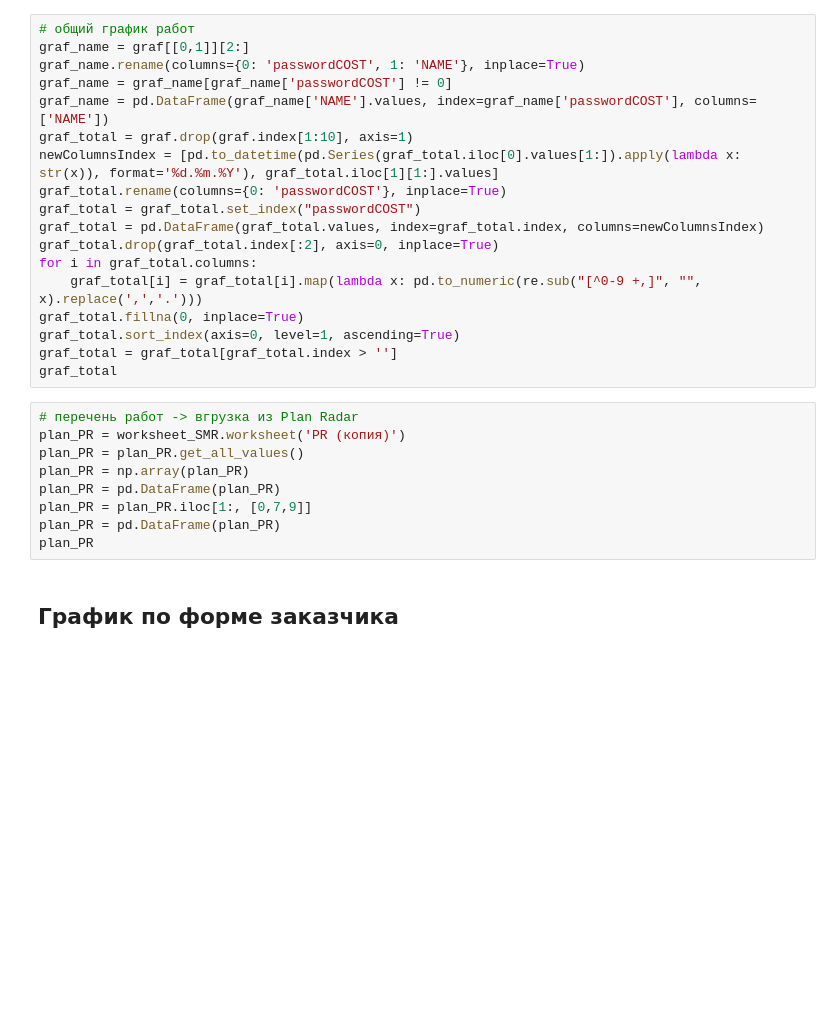
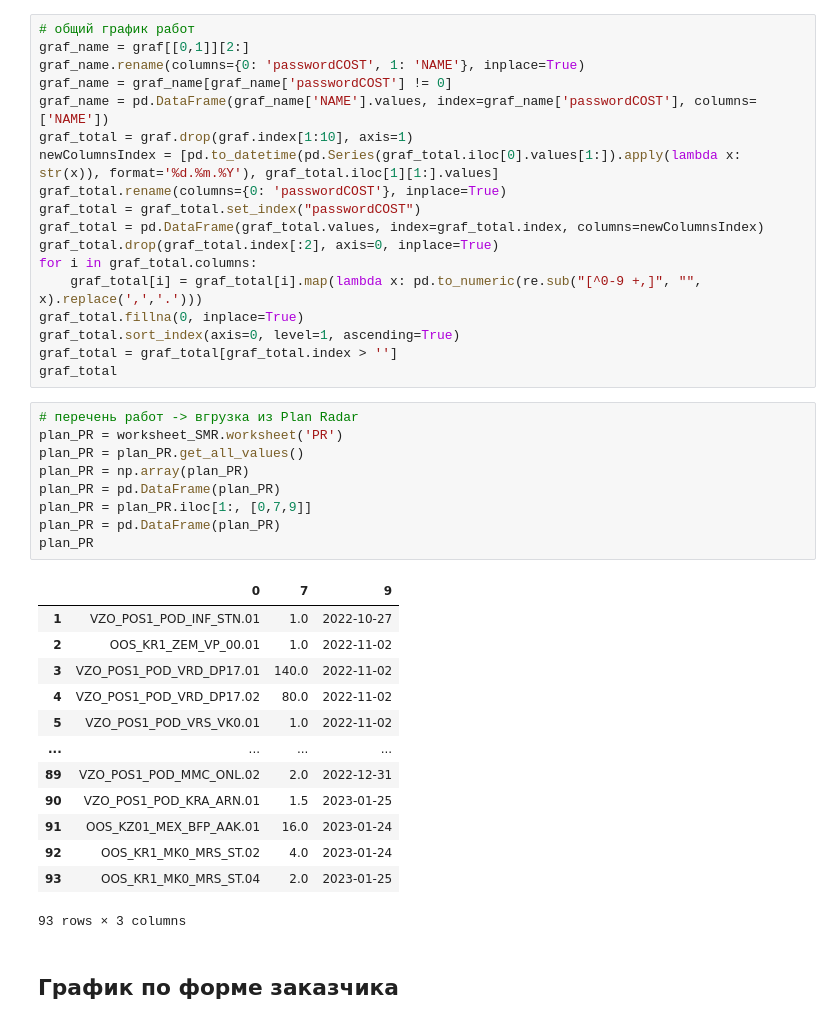
Before and after one commit to AlexeyTri/PROJECT_SCOOL, a Jupyter notebook: ActualGraphicBASE_ipynb".ipynb, the cells around one changed output. Drawn from its saved outputs; the diff is of its cells as text; blank space fills up the shorter version.

```diff
--- a/ActualGraphicBASE_ipynb".ipynb
+++ b/ActualGraphicBASE_ipynb".ipynb
@@ -118,13 +136,27 @@ graf_total = graf_total[graf_total.index > '']
 graf_total
 # %%
 # перечень работ -> вгрузка из Plan Radar
-plan_PR = worksheet_SMR.worksheet('PR (копия)')
+plan_PR = worksheet_SMR.worksheet('PR')
 plan_PR = plan_PR.get_all_values()
 plan_PR = np.array(plan_PR)
 plan_PR = pd.DataFrame(plan_PR)
 plan_PR = plan_PR.iloc[1:, [0,7,9]]
 plan_PR = pd.DataFrame(plan_PR)
 plan_PR
+# %% [output]
+|  | 0 | 7 | 9 |
+| 1 | VZO_POS1_POD_INF_STN.01 | 1.0 | 2022-10-27 |
+| 2 | OOS_KR1_ZEM_VP_00.01 | 1.0 | 2022-11-02 |
+| 3 | VZO_POS1_POD_VRD_DP17.01 | 140.0 | 2022-11-02 |
+| 4 | VZO_POS1_POD_VRD_DP17.02 | 80.0 | 2022-11-02 |
+| 5 | VZO_POS1_POD_VRS_VK0.01 | 1.0 | 2022-11-02 |
+| ... | ... | ... | ... |
+| 89 | VZO_POS1_POD_MMC_ONL.02 | 2.0 | 2022-12-31 |
+| 90 | VZO_POS1_POD_KRA_ARN.01 | 1.5 | 2023-01-25 |
+| 91 | OOS_KZ01_MEX_BFP_AAK.01 | 16.0 | 2023-01-24 |
+| 92 | OOS_KR1_MK0_MRS_ST.02 | 4.0 | 2023-01-24 |
+| 93 | OOS_KR1_MK0_MRS_ST.04 | 2.0 | 2023-01-25 |
+93 rows × 3 columns
 # %% [markdown]
 ## График по форме заказчика
 # %%
```
Also changed, not shown: parts of 11 cells of this notebook.
